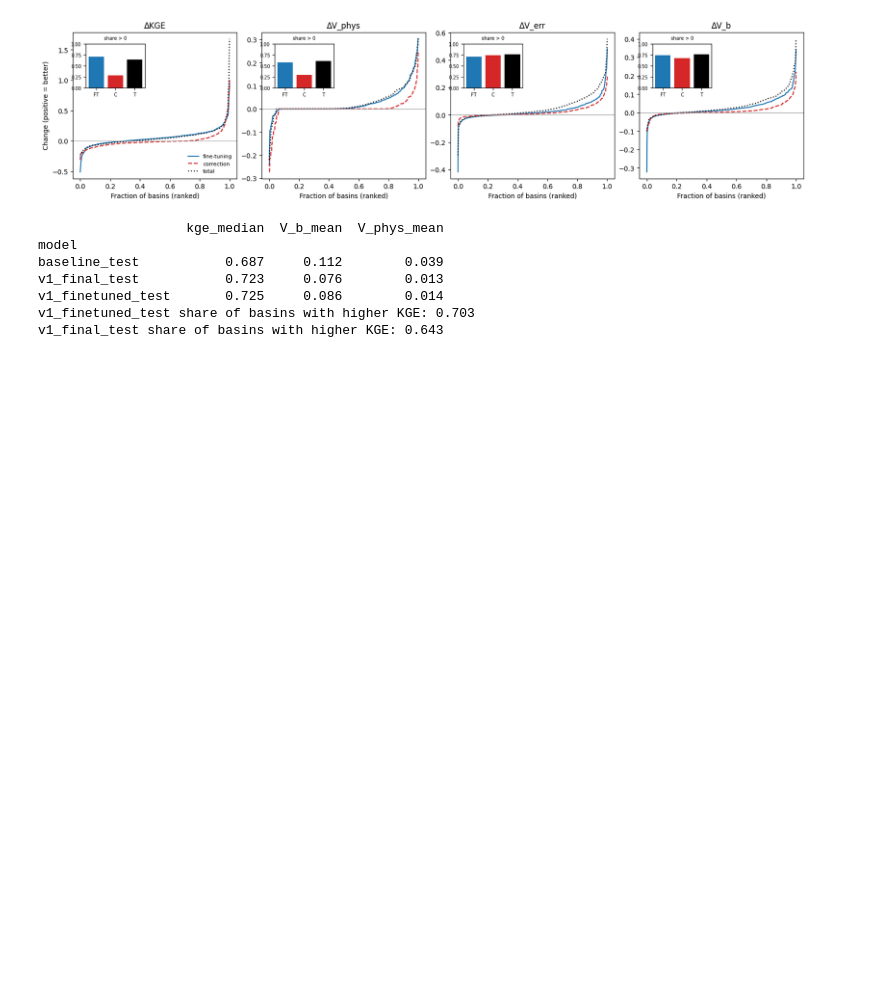
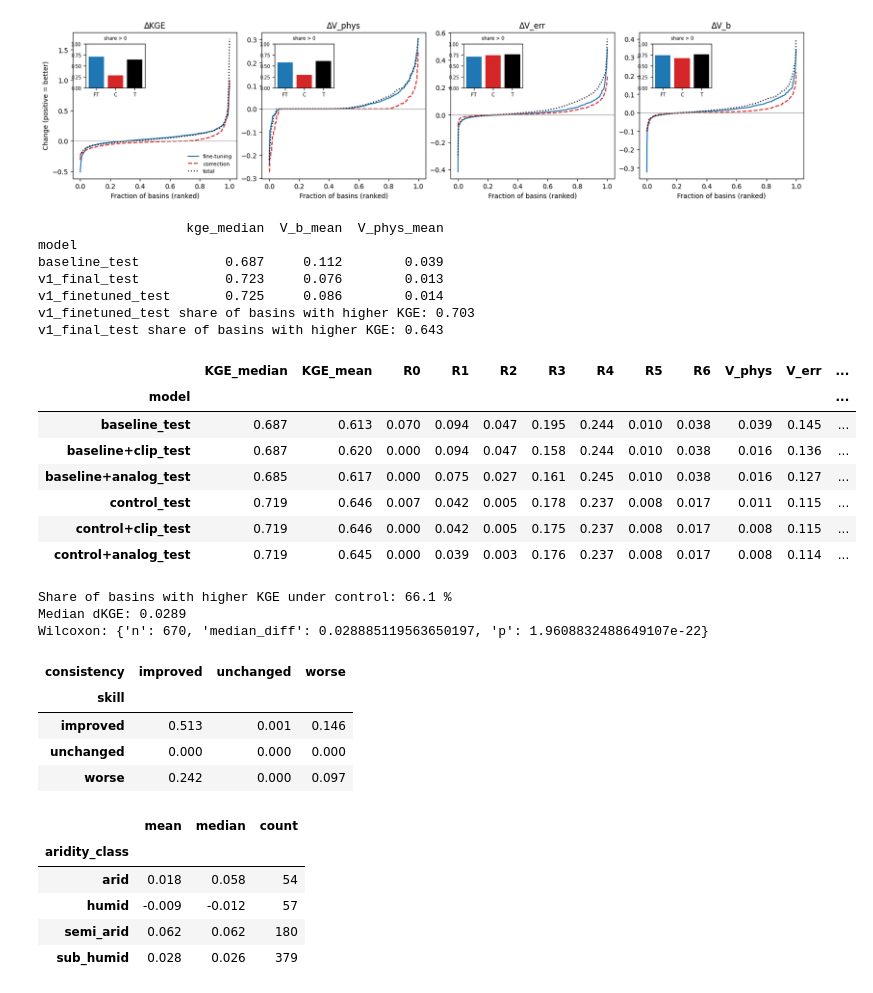
Before and after one commit to Habte1345/LSTM-Auditing-HydroKG-v2, a Jupyter notebook: reaudit_v1_results.ipynb, the cells around one changed output. Drawn from its saved outputs; the diff is of its cells as text; code cells hidden in the pictures; blank space fills up the shorter version.

```diff
--- a/reaudit_v1_results.ipynb
+++ b/reaudit_v1_results.ipynb
@@ -349,3 +349,72 @@ v1_final_test           0.723     0.076        0.013
 v1_finetuned_test       0.725     0.086        0.014
 v1_finetuned_test share of basins with higher KGE: 0.703
 v1_final_test share of basins with higher KGE: 0.643
+# %%
+import os, pickle
+import numpy as np
+import pandas as pd
+os.chdir("/bighome/hdagne1/LSTM-Auditing-HydroKG-v2")
+
+from hydrokg.config import load_config
+from hydrokg.metrics.skill import skill_table
+from hydrokg.metrics.burden import burden_table
+from hydrokg.metrics import stats
+
+pd.set_option("display.width", 200)
+R = "results/hydrokg_v2_original_baseline/temporal/seed_658666/"
+cfg = load_config("configs/experiments/temporal_original_baseline.yaml")
+
+models = ["baseline_test", "baseline+clip_test", "baseline+analog_test",
+          "control_test", "control+clip_test", "control+analog_test"]
+frames = {}
+for m in models:
+    with open(R + f"predictions/{m}.p", "rb") as fp:
+        preds = pickle.load(fp)
+    audit = pd.read_csv(R + f"audits/{m}.csv", index_col=0)
+    audit.index = audit.index.astype(str).str.zfill(8)
+    frames[m] = skill_table(preds).join(burden_table(audit, cfg)).join(audit[["aridity_class"]])
+
+# 1. summary per model
+rows = []
+for m, f in frames.items():
+    rows.append({"model": m, "KGE_median": f.kge.median(), "KGE_mean": f.kge.mean(),
+                 **{f"R{i}": f[f"rate_R{i}"].mean() for i in range(7)},
+                 "V_phys": f.V_phys.mean(), "V_err": f.V_err.mean(), "V_b": f.V_b.mean()})
+summary = pd.DataFrame(rows).set_index("model").round(3)
+display(summary)
+
+# 2. control vs baseline
+b, c = frames["baseline_test"], frames["control_test"]
+d_kge = c.kge - b.kge
+print("Share of basins with higher KGE under control: %.1f %%" % (100 * (d_kge > 0).mean()))
+print("Median dKGE: %.4f" % d_kge.median())
+print("Wilcoxon:", stats.paired_test(b.kge, c.kge))
+
+# 3. quadrants: dKGE x reduction in V_b (positive = fewer violations)
+display(stats.quadrant_table(d_kge, b.V_b - c.V_b)["share"].round(3))
+
+# 4. by aridity class
+display(d_kge.groupby(b.aridity_class).agg(["mean", "median", "count"]).round(3))
+# %% [output]
+|  | KGE_median | KGE_mean | R0 | R1 | R2 | R3 | R4 | R5 | R6 | V_phys | V_err | ... |
+| model |  |  |  |  |  |  |  |  |  |  |  | ... |
+| baseline_test | 0.687 | 0.613 | 0.070 | 0.094 | 0.047 | 0.195 | 0.244 | 0.010 | 0.038 | 0.039 | 0.145 | ... |
+| baseline+clip_test | 0.687 | 0.620 | 0.000 | 0.094 | 0.047 | 0.158 | 0.244 | 0.010 | 0.038 | 0.016 | 0.136 | ... |
+| baseline+analog_test | 0.685 | 0.617 | 0.000 | 0.075 | 0.027 | 0.161 | 0.245 | 0.010 | 0.038 | 0.016 | 0.127 | ... |
+| control_test | 0.719 | 0.646 | 0.007 | 0.042 | 0.005 | 0.178 | 0.237 | 0.008 | 0.017 | 0.011 | 0.115 | ... |
+| control+clip_test | 0.719 | 0.646 | 0.000 | 0.042 | 0.005 | 0.175 | 0.237 | 0.008 | 0.017 | 0.008 | 0.115 | ... |
+| control+analog_test | 0.719 | 0.645 | 0.000 | 0.039 | 0.003 | 0.176 | 0.237 | 0.008 | 0.017 | 0.008 | 0.114 | ... |
+Share of basins with higher KGE under control: 66.1 %
+Median dKGE: 0.0289
+Wilcoxon: {'n': 670, 'median_diff': 0.028885119563650197, 'p': 1.9608832488649107e-22}
+| consistency | improved | unchanged | worse |
+| skill |  |  |  |
+| improved | 0.513 | 0.001 | 0.146 |
+| unchanged | 0.000 | 0.000 | 0.000 |
+| worse | 0.242 | 0.000 | 0.097 |
+|  | mean | median | count |
+| aridity_class |  |  |  |
+| arid | 0.018 | 0.058 | 54 |
+| humid | -0.009 | -0.012 | 57 |
+| semi_arid | 0.062 | 0.062 | 180 |
+| sub_humid | 0.028 | 0.026 | 379 |
```
Also changed, not shown: 3 other files.
